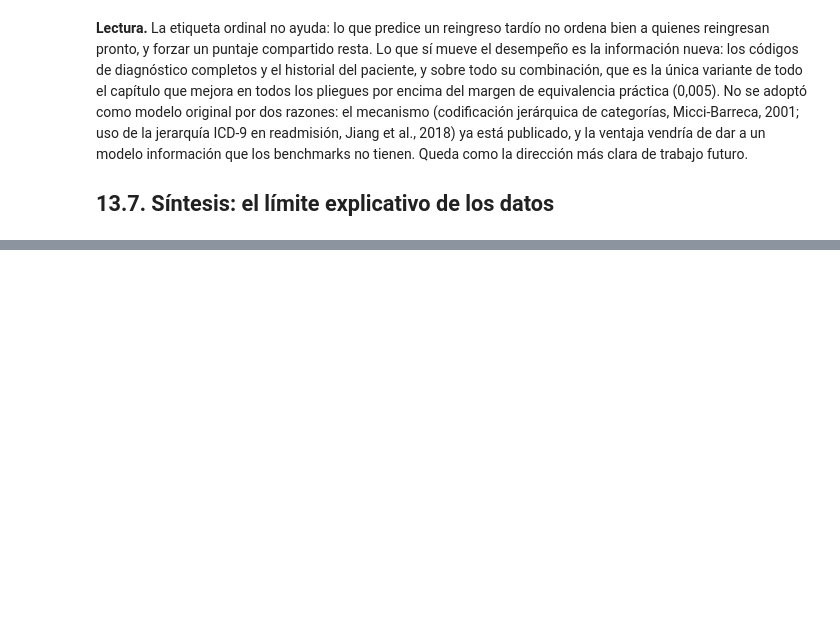
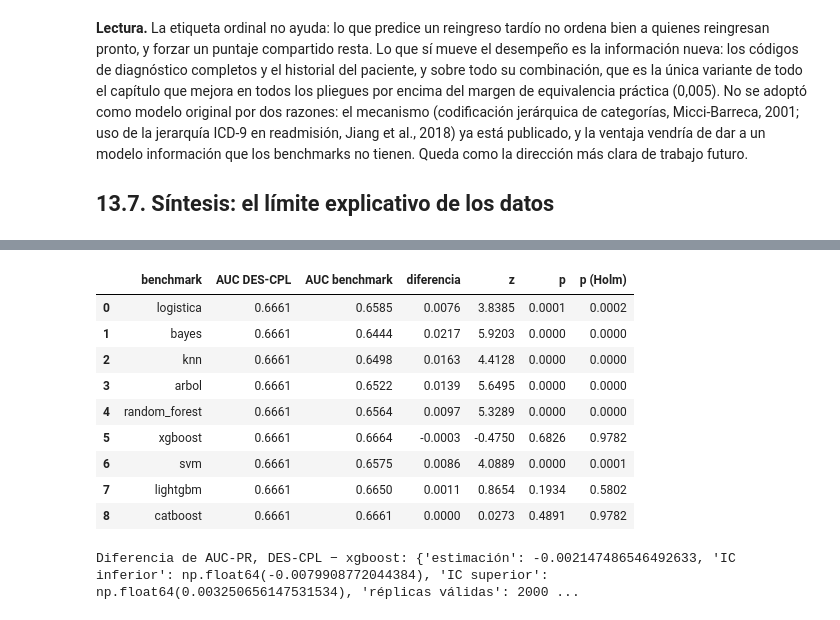
Before and after one commit to joshua2412-a/Diabetes_ProyectoML_202630, a Jupyter notebook: docs/13_Modelo_Original.ipynb, the cells around one changed output, grey strips where cells are left out. Saved outputs shown, nothing was run; the diff lists cells and outputs as text; code cells hidden in the pictures; blank space fills up the shorter version.

```diff
--- a/docs/13_Modelo_Original.ipynb
+++ b/docs/13_Modelo_Original.ipynb
@@ -535,0 +574,32 @@ Para el modelo original, esto significa que DES-CPL cumple los criterios de nove
+# %%
+# Prueba 3 del protocolo: DeLong (unilateral, H1: AUC de DES-CPL mayor), frente a
+# cada benchmark, con Holm. Y el intervalo BCa de la diferencia de AUC-PR frente
+# al mejor benchmark, remuestreando pacientes (2.000 réplicas).
+if not pred_prueba.empty:
+    y_te, g_te = pred_prueba["y"].to_numpy(), pred_prueba["grupo"].to_numpy()
+    filas_delong = []
+    for b in BENCHMARKS:
+        r = prueba_delong(y_te, pred_prueba["DES-CPL"].to_numpy(), pred_prueba[b].to_numpy())
+        p_unilateral = r["p"] / 2 if r["diferencia"] > 0 else 1 - r["p"] / 2
+        filas_delong.append({"benchmark": b, "AUC DES-CPL": r["auc_a"], "AUC benchmark": r["auc_b"],
+                             "diferencia": r["diferencia"], "z": r["z"], "p": p_unilateral})
+    delong = pd.DataFrame(filas_delong)
+    delong["p (Holm)"] = correccion_holm(delong["p"].to_numpy())
+    guardar_resultado(delong, "prueba_delong")
+    display(delong.round(4))
+
+    dif_ap = lambda y, p: average_precision_score(y, p[:, 0]) - average_precision_score(y, p[:, 1])
+    ic = bootstrap_bca(y_te, pred_prueba[["DES-CPL", REFERENCIA]].to_numpy(), g_te, dif_ap)
+    print(f"Diferencia de AUC-PR, DES-CPL − {REFERENCIA}: {ic}")
+# %% [output]
+|  | benchmark | AUC DES-CPL | AUC benchmark | diferencia | z | p | p (Holm) |
+| 0 | logistica | 0.6661 | 0.6585 | 0.0076 | 3.8385 | 0.0001 | 0.0002 |
+| 1 | bayes | 0.6661 | 0.6444 | 0.0217 | 5.9203 | 0.0000 | 0.0000 |
+| 2 | knn | 0.6661 | 0.6498 | 0.0163 | 4.4128 | 0.0000 | 0.0000 |
+| 3 | arbol | 0.6661 | 0.6522 | 0.0139 | 5.6495 | 0.0000 | 0.0000 |
+| 4 | random_forest | 0.6661 | 0.6564 | 0.0097 | 5.3289 | 0.0000 | 0.0000 |
+| 5 | xgboost | 0.6661 | 0.6664 | -0.0003 | -0.4750 | 0.6826 | 0.9782 |
+| 6 | svm | 0.6661 | 0.6575 | 0.0086 | 4.0889 | 0.0000 | 0.0001 |
+| 7 | lightgbm | 0.6661 | 0.6650 | 0.0011 | 0.8654 | 0.1934 | 0.5802 |
+| 8 | catboost | 0.6661 | 0.6661 | 0.0000 | 0.0273 | 0.4891 | 0.9782 |
+Diferencia de AUC-PR, DES-CPL − xgboost: {'estimación': -0.002147486546492633, 'IC inferior': np.float64(-0.0079908772044384), 'IC superior': np.float64(0.003250656147531534), 'réplicas válidas': 2000 ...
```
Also changed, not shown: parts of 7 cells of this notebook, 15 other files.
